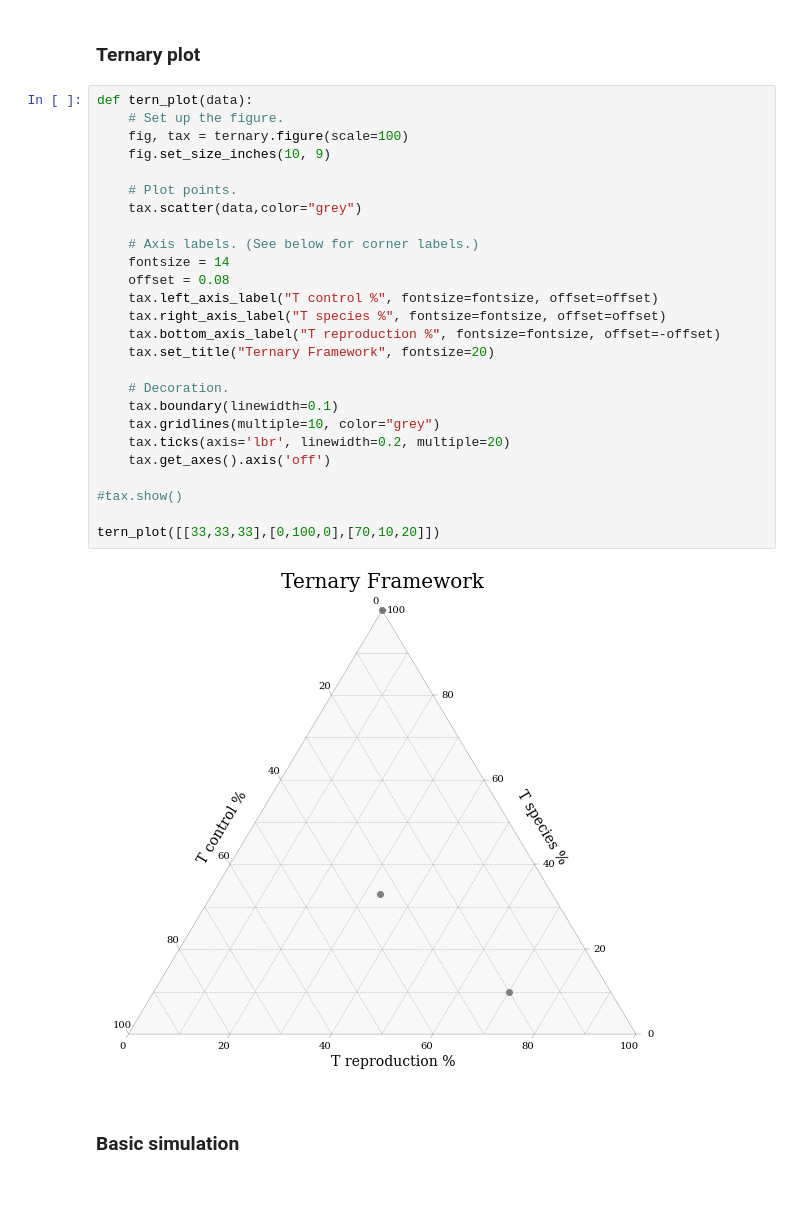
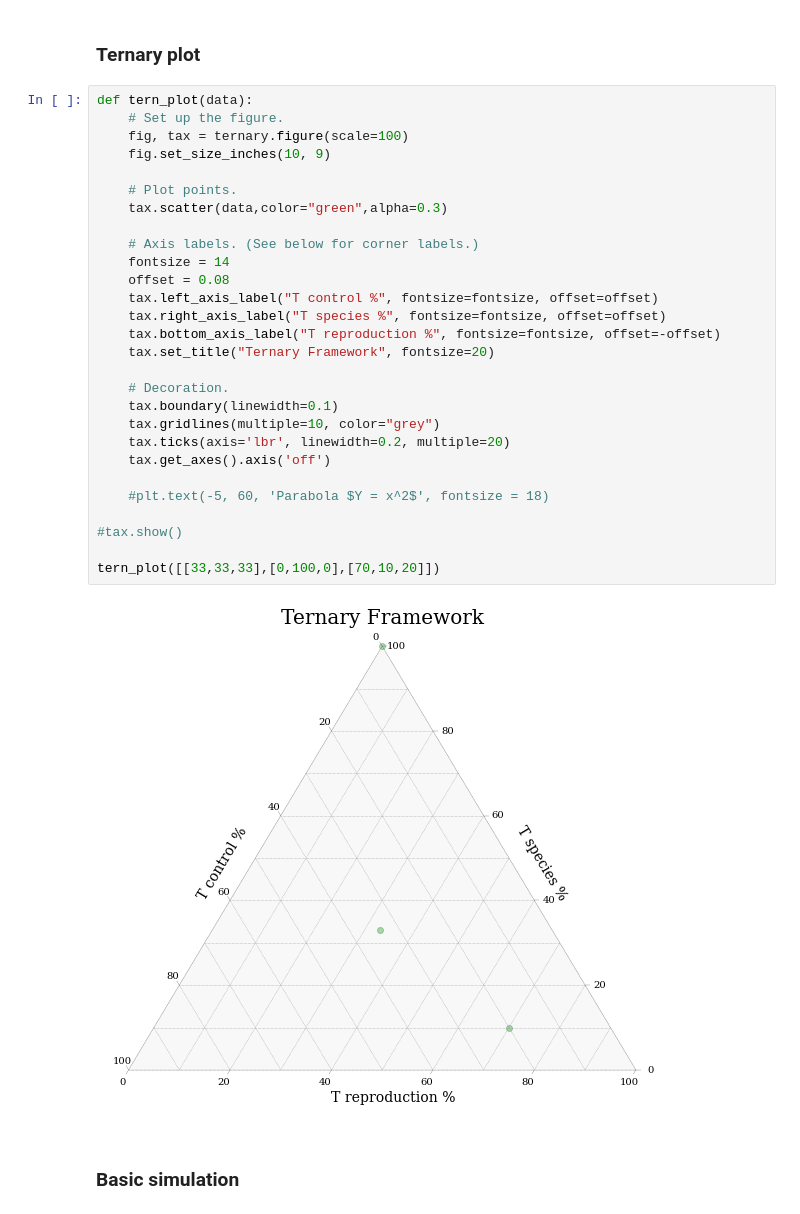
Before and after one commit to DaSh-bash/LittorinaBrooding, a Jupyter notebook: Twisst'n'Tern.ipynb, the cells around one changed output. Drawn from its saved outputs; the diff is of its cells as text.

```diff
--- a/Twisst'n'Tern.ipynb
+++ b/Twisst'n'Tern.ipynb
@@ -27,31 +27,33 @@ ml.rc('font', family='serif',size=16)
 # %%
 def tern_plot(data):
     # Set up the figure.
     fig, tax = ternary.figure(scale=100)
     fig.set_size_inches(10, 9)
 
     # Plot points.
-    tax.scatter(data,color="grey")
+    tax.scatter(data,color="green",alpha=0.3)
 
     # Axis labels. (See below for corner labels.)
     fontsize = 14
     offset = 0.08
     tax.left_axis_label("T control %", fontsize=fontsize, offset=offset)
     tax.right_axis_label("T species %", fontsize=fontsize, offset=offset)
     tax.bottom_axis_label("T reproduction %", fontsize=fontsize, offset=-offset)
     tax.set_title("Ternary Framework", fontsize=20)
 
     # Decoration.
     tax.boundary(linewidth=0.1)
     tax.gridlines(multiple=10, color="grey")
     tax.ticks(axis='lbr', linewidth=0.2, multiple=20)
     tax.get_axes().axis('off')
 
+    #plt.text(-5, 60, 'Parabola $Y = x^2$', fontsize = 18)
+
 #tax.show()
 
 tern_plot([[33,33,33],[0,100,0],[70,10,20]])
 # %% [output]
-[figure, old version]
+[figure, new version]
 # %% [markdown]
 ### Basic simulation
 # %% [markdown]
```
Also changed, not shown: parts of 11 cells of this notebook, 5 other files.
